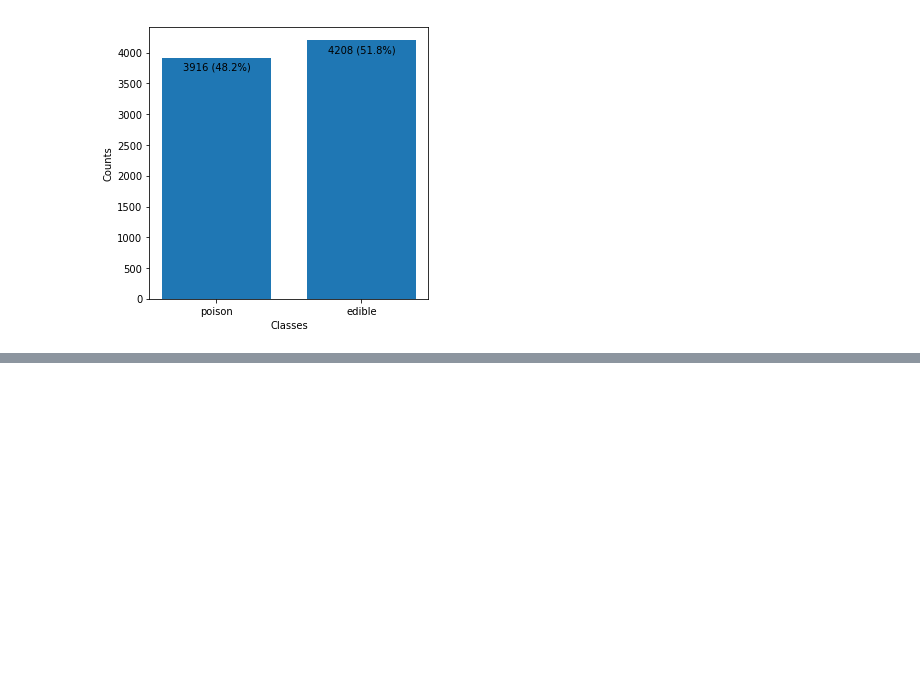
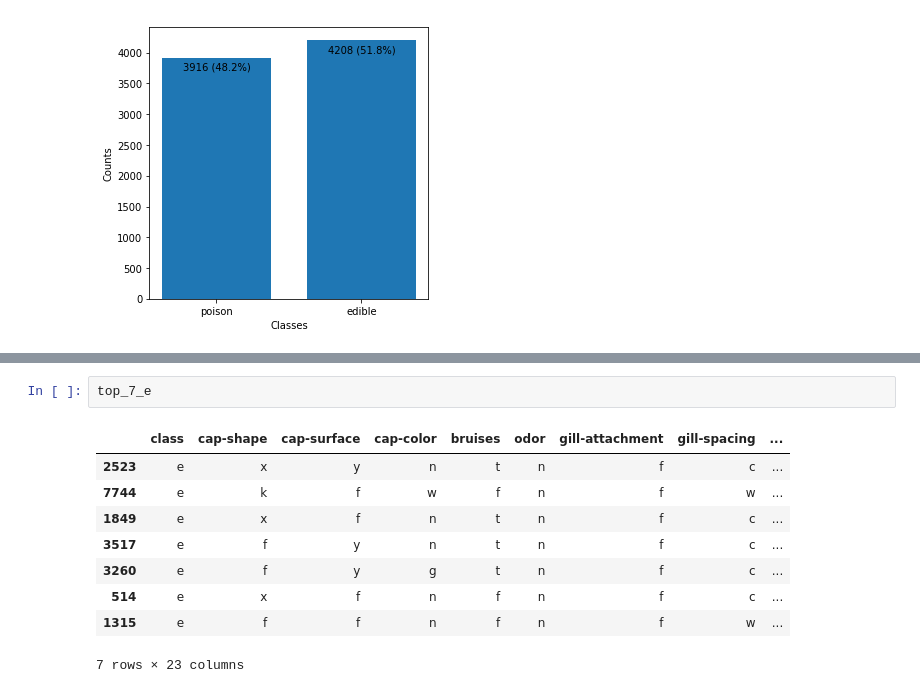
Before and after one commit to Data-Competition/Super-Mario, a Jupyter notebook: mushroom-report-v1.ipynb, the cells around one changed output, grey strips where cells are left out. Cells and saved outputs as stored; diff of their text form; blank space fills up the shorter version.

```diff
--- a/mushroom-report-v1.ipynb
+++ b/mushroom-report-v1.ipynb
@@ -46,0 +65,12 @@ Text(0,0.5,'Counts')
+# %%
+top_7_e
+# %% [output]
+|  | class | cap-shape | cap-surface | cap-color | bruises | odor | gill-attachment | gill-spacing | ... |
+| 2523 | e | x | y | n | t | n | f | c | ... |
+| 7744 | e | k | f | w | f | n | f | w | ... |
+| 1849 | e | x | f | n | t | n | f | c | ... |
+| 3517 | e | f | y | n | t | n | f | c | ... |
+| 3260 | e | f | y | g | t | n | f | c | ... |
+| 514 | e | x | f | n | f | n | f | c | ... |
+| 1315 | e | f | f | n | f | n | f | w | ... |
+7 rows × 23 columns
```
Also changed, not shown: parts of 3 cells of this notebook.
